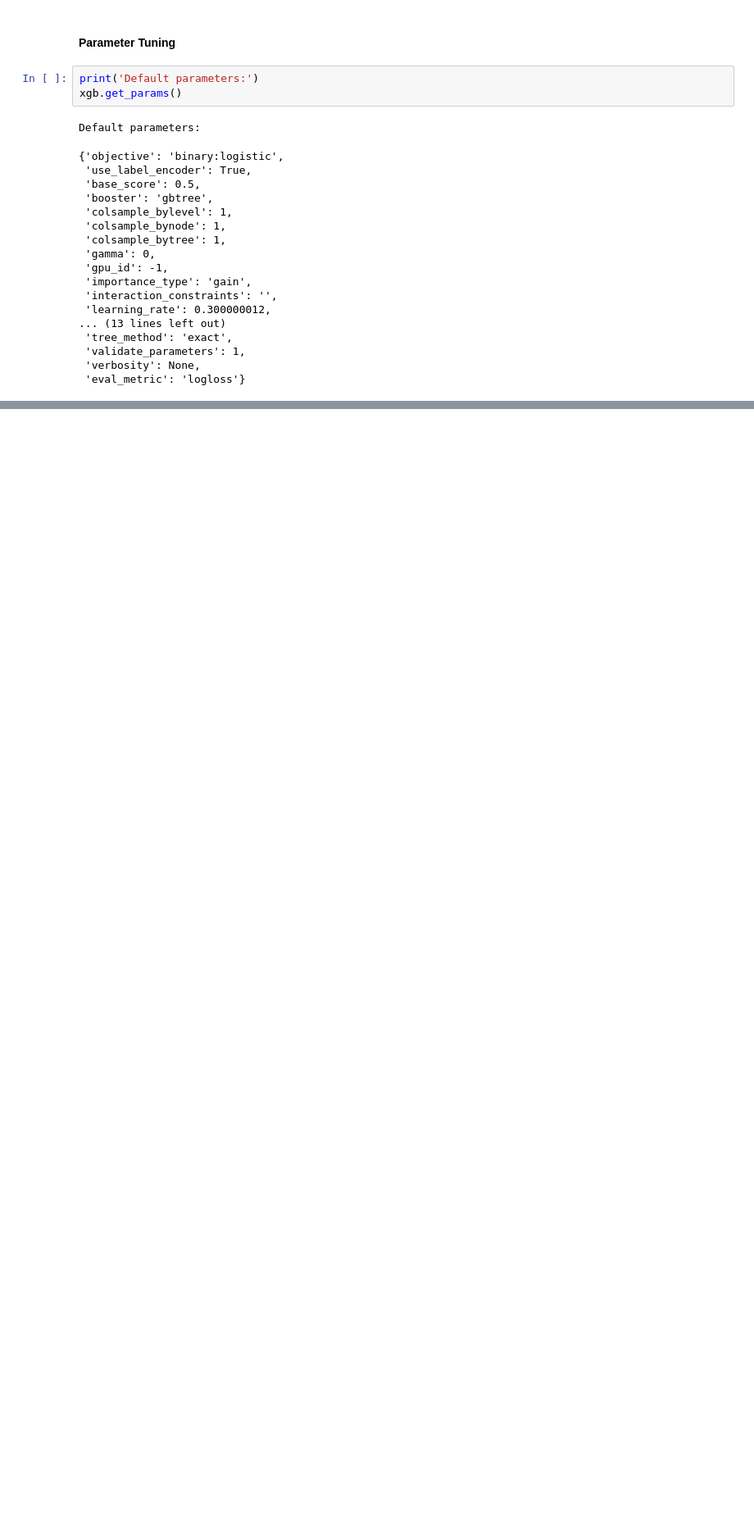
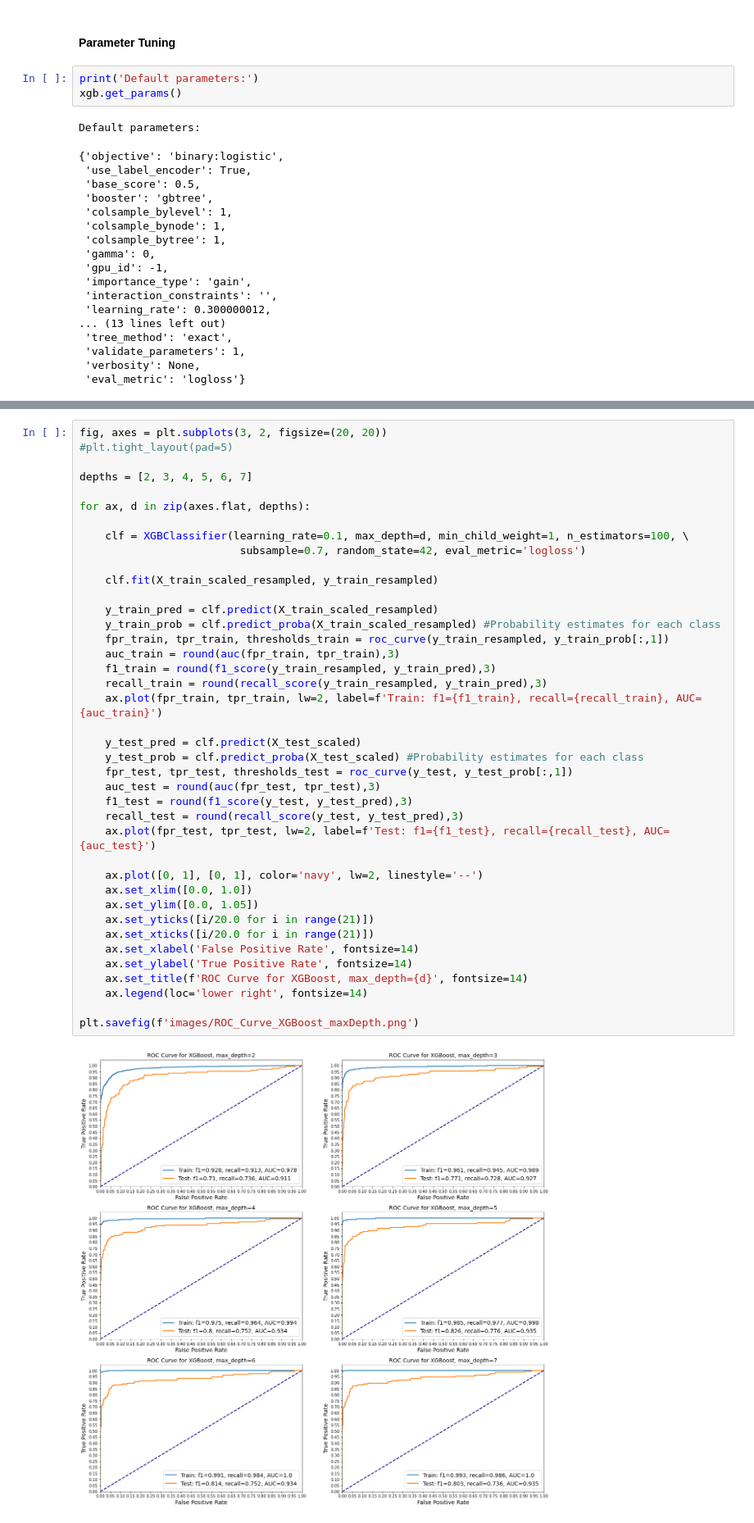
Before and after one commit to kamileyagci/dsc-phase-3-project, a Jupyter notebook: student.ipynb, the cells around one changed output, grey strips where cells are left out. Shown at 82% size. Drawn from its saved outputs; the diff is of its cells as text; blank space fills up the shorter version.

```diff
--- a/student.ipynb
+++ b/student.ipynb
@@ -921,0 +1012,42 @@ I choose the XGBoost model as my final model.
+# %%
+fig, axes = plt.subplots(3, 2, figsize=(20, 20))
+#plt.tight_layout(pad=5)
+
+depths = [2, 3, 4, 5, 6, 7]
+
+for ax, d in zip(axes.flat, depths):
+
+    clf = XGBClassifier(learning_rate=0.1, max_depth=d, min_child_weight=1, n_estimators=100, \
+                         subsample=0.7, random_state=42, eval_metric='logloss')
+
+    clf.fit(X_train_scaled_resampled, y_train_resampled)
+
+    y_train_pred = clf.predict(X_train_scaled_resampled)
+    y_train_prob = clf.predict_proba(X_train_scaled_resampled) #Probability estimates for each class
+    fpr_train, tpr_train, thresholds_train = roc_curve(y_train_resampled, y_train_prob[:,1])
+    auc_train = round(auc(fpr_train, tpr_train),3)
+    f1_train = round(f1_score(y_train_resampled, y_train_pred),3)
+    recall_train = round(recall_score(y_train_resampled, y_train_pred),3)
+    ax.plot(fpr_train, tpr_train, lw=2, label=f'Train: f1={f1_train}, recall={recall_train}, AUC={auc_train}')
+
+    y_test_pred = clf.predict(X_test_scaled)
+    y_test_prob = clf.predict_proba(X_test_scaled) #Probability estimates for each class
+    fpr_test, tpr_test, thresholds_test = roc_curve(y_test, y_test_prob[:,1])
+    auc_test = round(auc(fpr_test, tpr_test),3)
+    f1_test = round(f1_score(y_test, y_test_pred),3)
+    recall_test = round(recall_score(y_test, y_test_pred),3)
+    ax.plot(fpr_test, tpr_test, lw=2, label=f'Test: f1={f1_test}, recall={recall_test}, AUC={auc_test}')
+
+    ax.plot([0, 1], [0, 1], color='navy', lw=2, linestyle='--')
+    ax.set_xlim([0.0, 1.0])
+    ax.set_ylim([0.0, 1.05])
+    ax.set_yticks([i/20.0 for i in range(21)])
+    ax.set_xticks([i/20.0 for i in range(21)])
+    ax.set_xlabel('False Positive Rate', fontsize=14)
+    ax.set_ylabel('True Positive Rate', fontsize=14)
+    ax.set_title(f'ROC Curve for XGBoost, max_depth={d}', fontsize=14)
+    ax.legend(loc='lower right', fontsize=14)
+
+plt.savefig(f'images/ROC_Curve_XGBoost_maxDepth.png')
+# %% [output]
+[figure, added]
```
Also changed, not shown: parts of 36 cells of this notebook, 17 other files.
